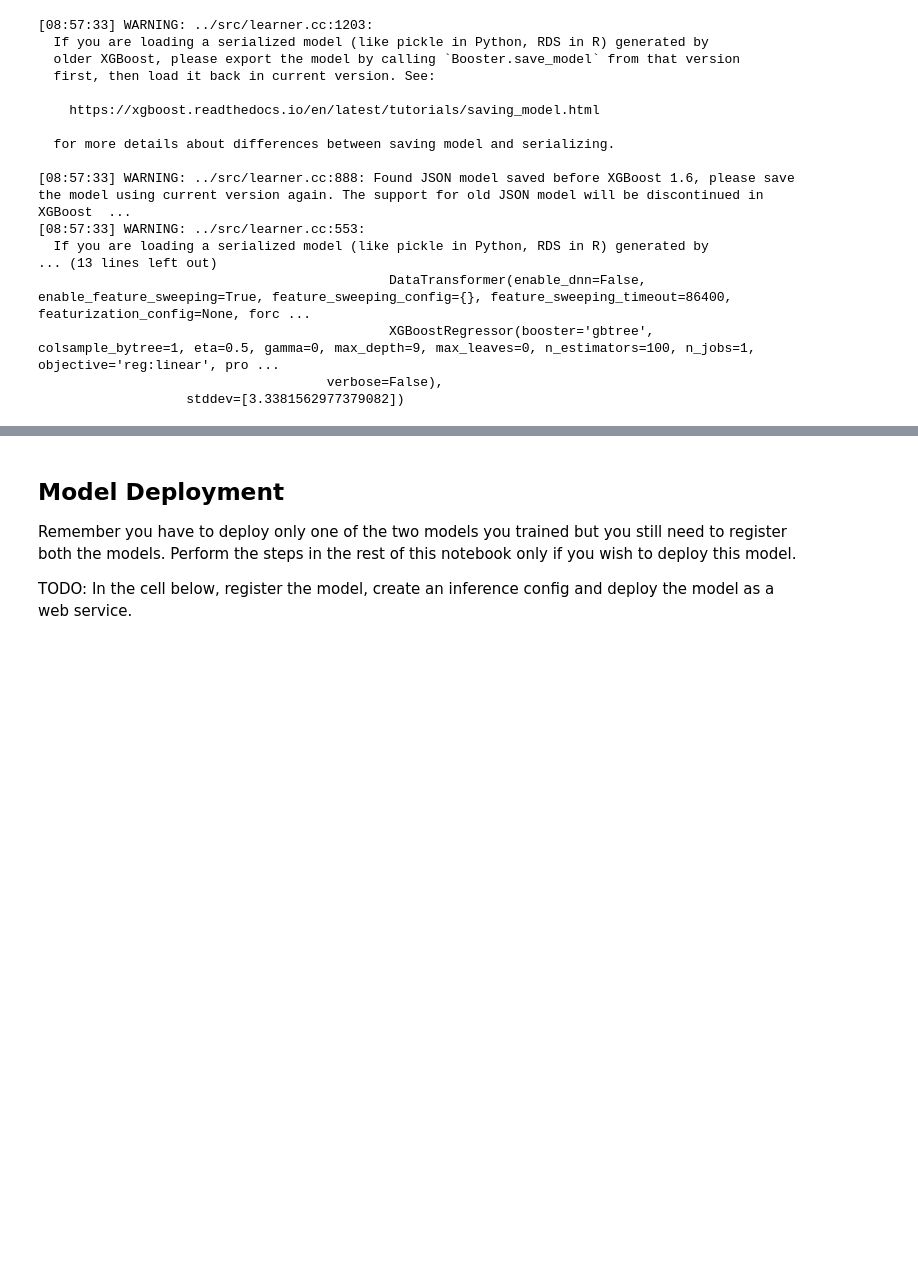
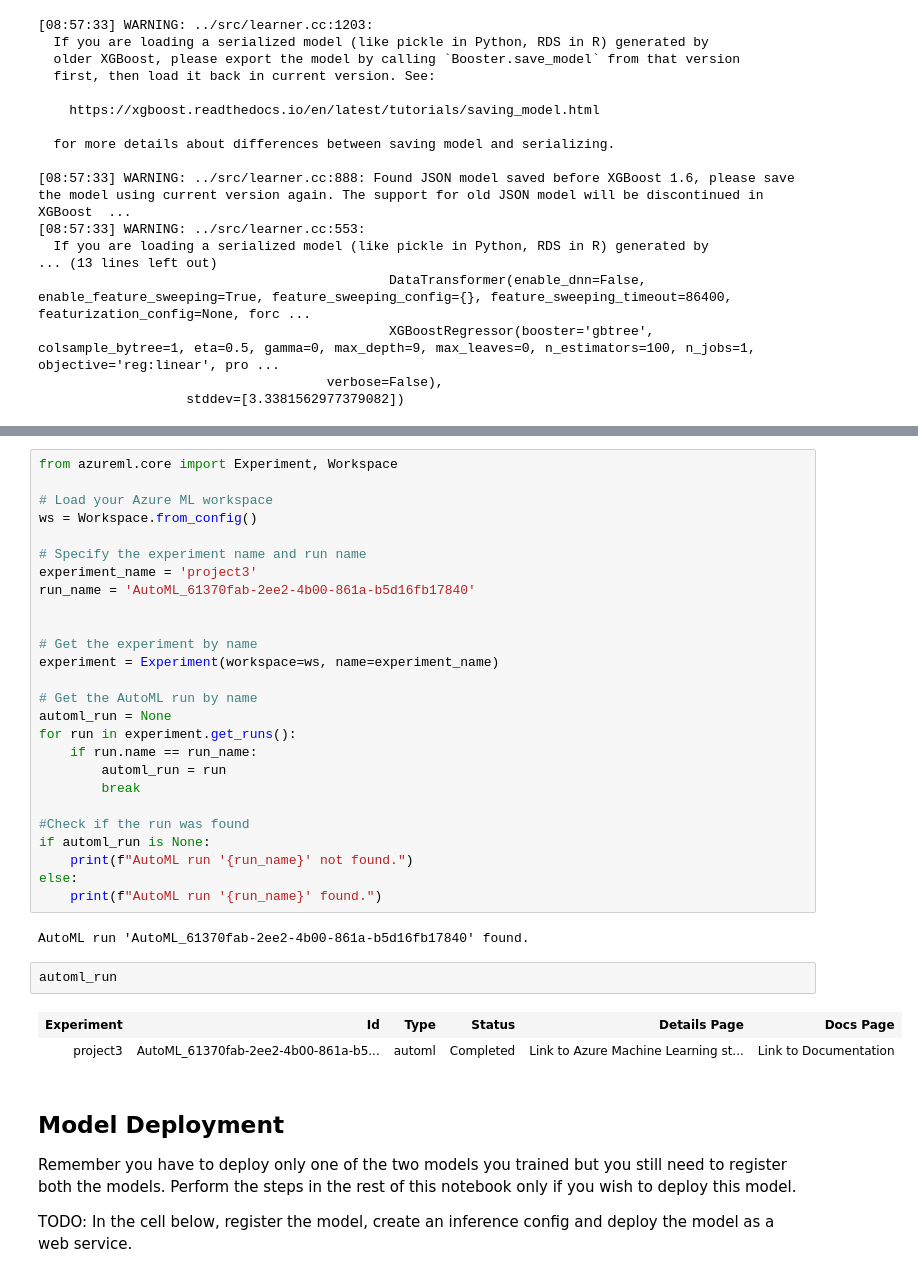
Before and after one commit to KorbinianZ/Capstone-Project, a Jupyter notebook: automl.ipynb, the cells around one changed output, grey strips where cells are left out. Saved outputs shown, nothing was run; the diff lists cells and outputs as text; blank space fills up the shorter version.

```diff
--- a/automl.ipynb
+++ b/automl.ipynb
@@ -242,3 +242,36 @@ AttributeError: 'RegressionPipeline' object has no attribute 'save'
+# %%
+from azureml.core import Experiment, Workspace
+
+# Load your Azure ML workspace
+ws = Workspace.from_config()
+
+# Specify the experiment name and run name
+experiment_name = 'project3'
+run_name = 'AutoML_61370fab-2ee2-4b00-861a-b5d16fb17840'
+
+
+# Get the experiment by name
+experiment = Experiment(workspace=ws, name=experiment_name)
+
+# Get the AutoML run by name
+automl_run = None
+for run in experiment.get_runs():
+    if run.name == run_name:
+        automl_run = run
+        break
+
+#Check if the run was found
+if automl_run is None:
+    print(f"AutoML run '{run_name}' not found.")
+else:
+    print(f"AutoML run '{run_name}' found.")
+# %% [output]
+AutoML run 'AutoML_61370fab-2ee2-4b00-861a-b5d16fb17840' found.
+# %%
+automl_run
+# %% [output]
+| Experiment | Id | Type | Status | Details Page | Docs Page |
+| project3 | AutoML_61370fab-2ee2-4b00-861a-b5... | automl | Completed | Link to Azure Machine Learning st... | Link to Documentation |
 # %% [markdown]
 ## Model Deployment
 
```
Also changed, not shown: parts of 5 cells of this notebook.
